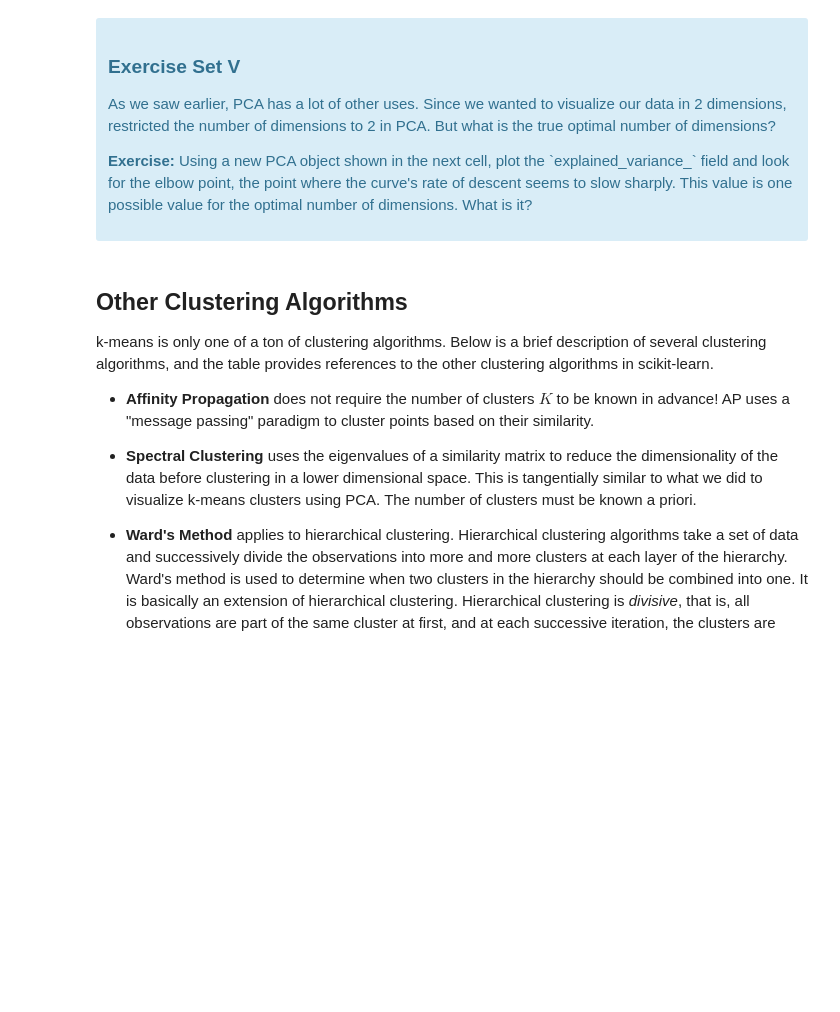
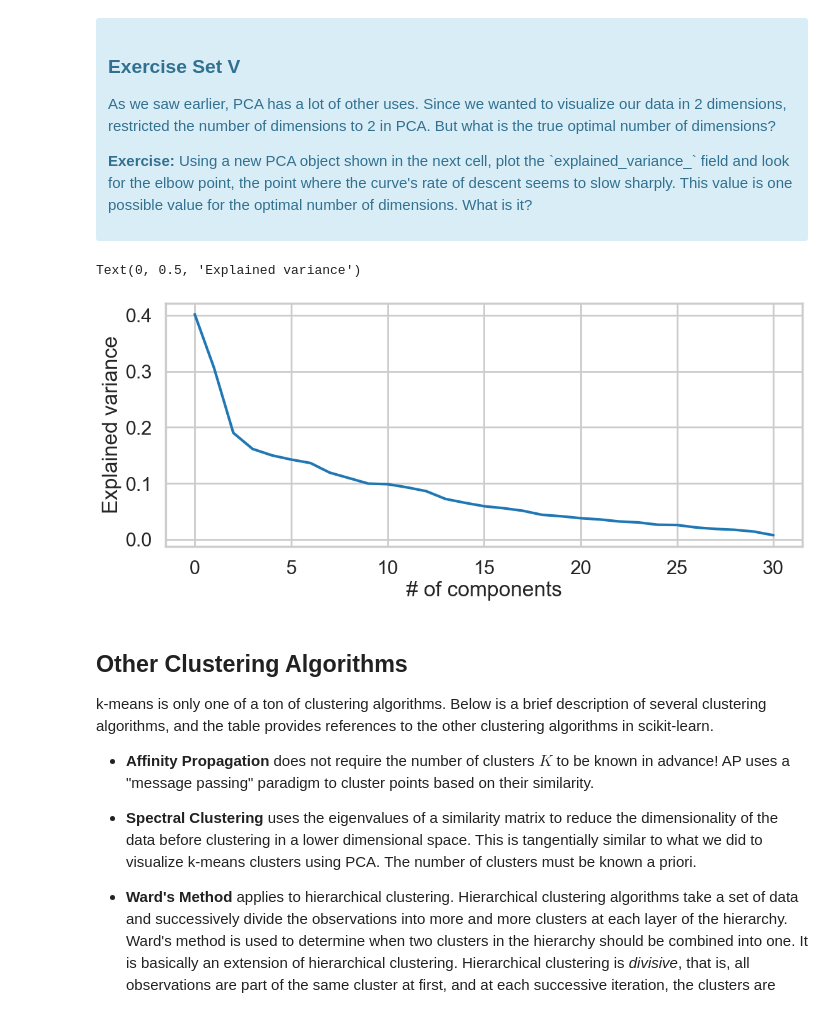
Before and after one commit to kwcode2016/mec-16.2.6-clustering-mini-project, a Jupyter notebook: Mini_Project_Clustering.ipynb, the cells around one changed output. Saved outputs shown, nothing was run; the diff lists cells and outputs as text; code cells hidden in the pictures; blank space fills up the shorter version.

```diff
--- a/Mini_Project_Clustering.ipynb
+++ b/Mini_Project_Clustering.ipynb
@@ -415,10 +445,19 @@ What we've done is we've taken those columns of 0/1 indicator variables, and we'
 # %%
 #your turn
 # Initialize a new PCA model with a default number of components.
-
+import sklearn.decomposition
+pca = sklearn.decomposition.PCA()
+pca.fit(x_cols)
 
 
 # Do the rest on your own :)
+plt.figure(figsize=(13,5))
+plt.plot(pca.explained_variance_)
+plt.xlabel('# of components')
+plt.ylabel('Explained variance')
+# %% [output]
+Text(0, 0.5, 'Explained variance')
+[figure, added]
 # %% [markdown]
 ## Other Clustering Algorithms
 
```
Also changed, not shown: parts of 8 cells of this notebook.
